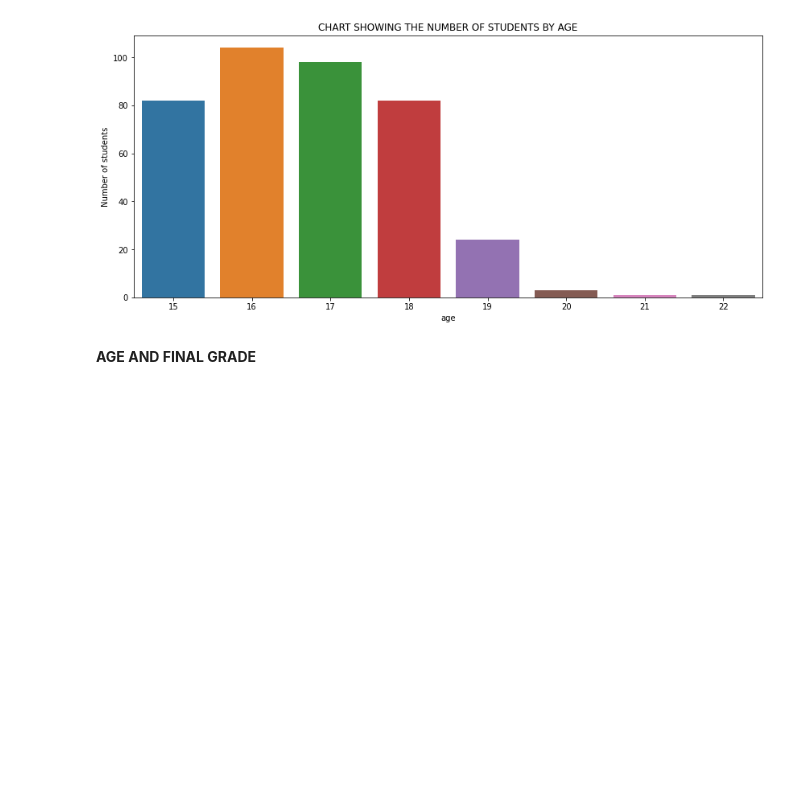
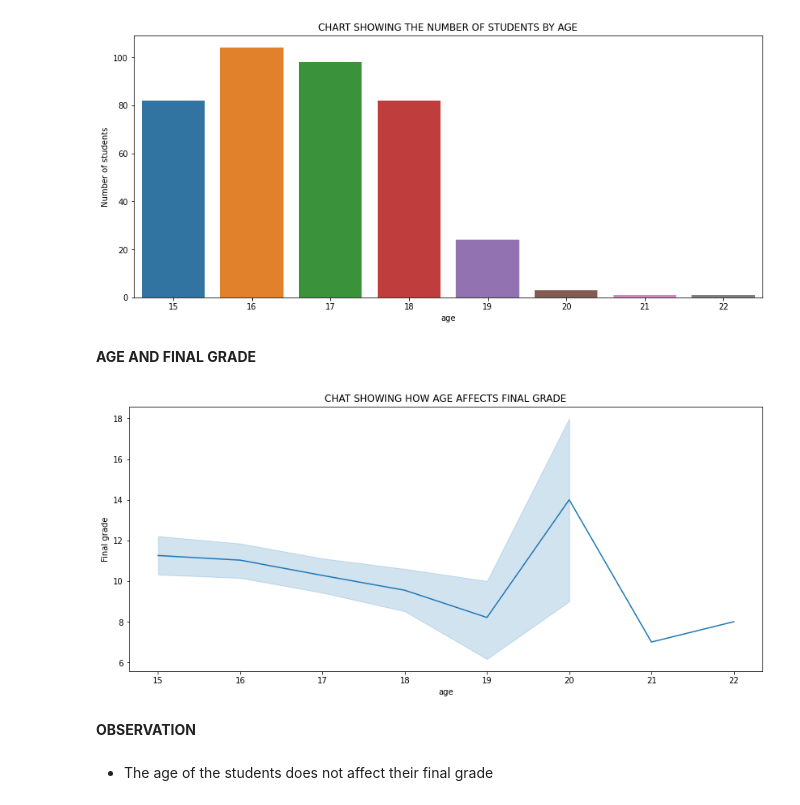
Before and after one commit to devchoplife/Students-grades, a Jupyter notebook: portuguese_students_grade_analysis.ipynb, the cells around one changed output. Drawn from its saved outputs; the diff is of its cells as text; code cells hidden in the pictures; blank space fills up the shorter version.

```diff
--- a/portuguese_students_grade_analysis.ipynb
+++ b/portuguese_students_grade_analysis.ipynb
@@ -207,3 +223,15 @@ plt.show()
 [figure]
 # %% [markdown]
 **AGE AND FINAL GRADE**
+# %%
+plt.figure(figsize = (14, 6))
+sns.lineplot('age', 'G3', data = grades)
+plt.title("CHAT SHOWING HOW AGE AFFECTS FINAL GRADE")
+plt.ylabel("Final grade")
+plt.show()
+# %% [output]
+[figure, added]
+# %% [markdown]
+**OBSERVATION**
+# %% [markdown]
+* The age of the students does not affect their final grade
```
Also changed, not shown: parts of 3 cells of this notebook.
